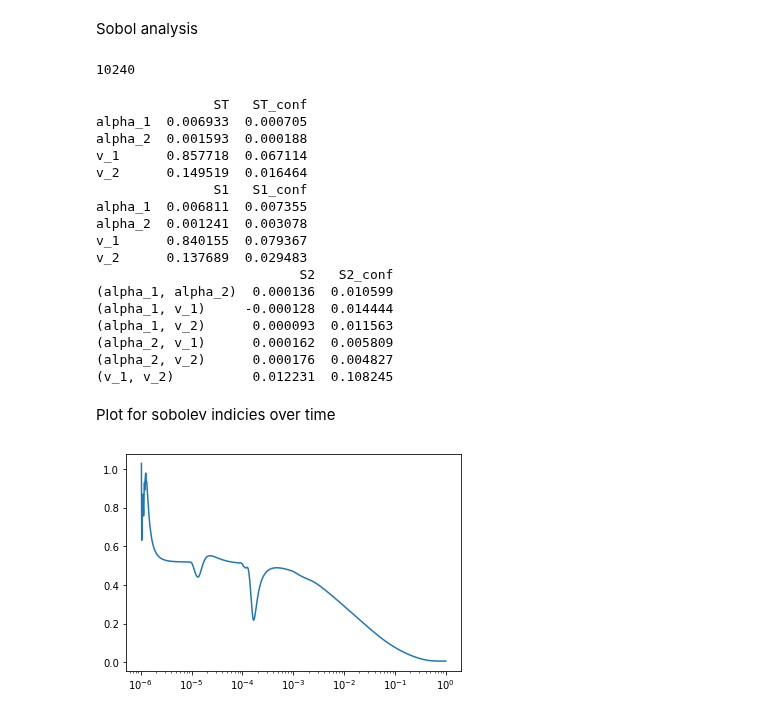
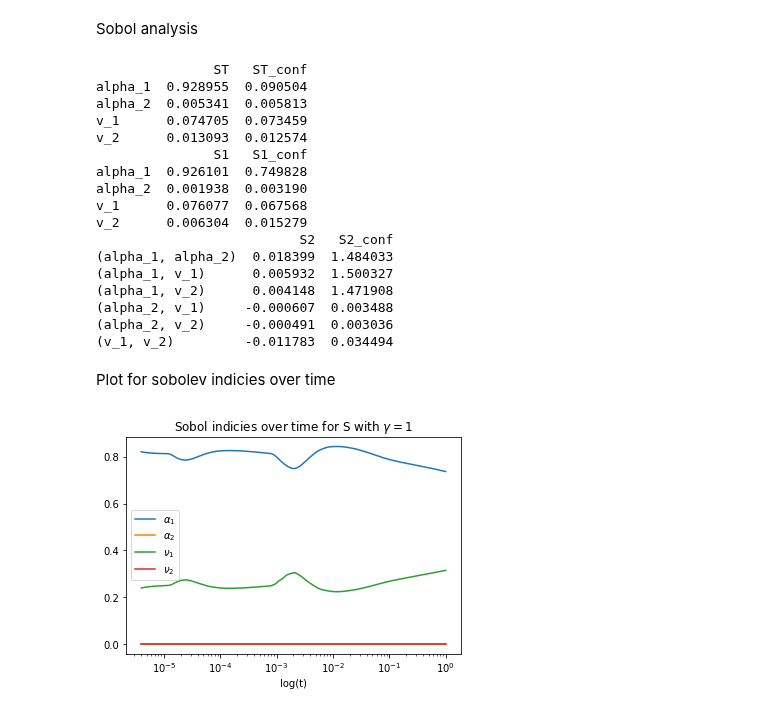
Before and after one commit to lukedtc/ADCC-Project, a Jupyter notebook: Notebooks/model_sensitivity_analysis.ipynb, the cells around one changed output. Drawn from its saved outputs; the diff is of its cells as text; code cells hidden in the pictures.

```diff
--- a/Notebooks/model_sensitivity_analysis.ipynb
+++ b/Notebooks/model_sensitivity_analysis.ipynb
@@ -9,8 +9,8 @@ Definition of ODEs
 # %%
 # set beforehand mu, gamma and kill function params
 mu = 10
-gamma = 1e-5
-fk_max = 9
+gamma = 1
+fk_max = 5
 R_k = 0.5
 
 
@@ -27,9 +27,6 @@ def model(t, z, alpha_1, alpha_2, v_1, v_2):
 # default param values
 alpha_1 = 1e-3
 alpha_2 = 1.2
-fk_max = 5
-R_k = 0.5
-mu = 10
 v_1 = 1.2e2
 v_2 = 14.4 *1e-1
 
@@ -46,7 +43,7 @@ Sobol analysis
 problem = {
     'num_vars': 4,
     'names': ['alpha_1', 'alpha_2', 'v_1', 'v_2'],
-    'bounds': np.column_stack((np.array([alpha_1, alpha_2, v_1, v_2])*0.5, np.array([alpha_1, alpha_2, v_1, v_2])*1.5))
+    'bounds': np.column_stack((np.array([5.8e-6/0.5, alpha_2, v_1, v_2])*0.5, np.array([5.8e2/1.5, alpha_2, v_1, v_2])*1.5))
 }
 
 # generate samples
@@ -54,7 +51,7 @@ vals = saltelli.sample(problem, 1024)
 
 # initialize matrix to store output
 Y = np.zeros([len(vals), 4, 1000])
-print(len(vals))
+
 # run model
 for i in range(len(vals)):
     sol = solve_ivp(model, t_span, z0, args =(vals[i][0], vals[i][1], vals[i][2], vals[i][3]), method ='Radau', t_eval = t)
@@ -62,34 +59,38 @@ for i in range(len(vals)):
     Y[i][1][:] = sol.y[1]
     Y[i][2][:] = sol.y[2]
     Y[i][3][:] = sol.y[3]
-# %% [output]
-10240
 # %%
 Si = sobol.analyze(problem, Y[:, 2, -1], print_to_console=True)
 # %% [output]
                ST   ST_conf
-alpha_1  0.006933  0.000705
-alpha_2  0.001593  0.000188
-v_1      0.857718  0.067114
-v_2      0.149519  0.016464
+alpha_1  0.928955  0.090504
+alpha_2  0.005341  0.005813
+v_1      0.074705  0.073459
+v_2      0.013093  0.012574
                S1   S1_conf
-alpha_1  0.006811  0.007355
-alpha_2  0.001241  0.003078
-v_1      0.840155  0.079367
-v_2      0.137689  0.029483
+alpha_1  0.926101  0.749828
+alpha_2  0.001938  0.003190
+v_1      0.076077  0.067568
+v_2      0.006304  0.015279
                           S2   S2_conf
-(alpha_1, alpha_2)  0.000136  0.010599
-(alpha_1, v_1)     -0.000128  0.014444
-(alpha_1, v_2)      0.000093  0.011563
-(alpha_2, v_1)      0.000162  0.005809
-(alpha_2, v_2)      0.000176  0.004827
-(v_1, v_2)          0.012231  0.108245
+(alpha_1, alpha_2)  0.018399  1.484033
+(alpha_1, v_1)      0.005932  1.500327
+(alpha_1, v_2)      0.004148  1.471908
+(alpha_2, v_1)     -0.000607  0.003488
+(alpha_2, v_2)     -0.000491  0.003036
+(v_1, v_2)         -0.011783  0.034494
 # %% [markdown]
 Plot for sobolev indicies over time
 # %%
-alpha_1_sobol = np.zeros(1000)
+alpha_1_sobol = np.zeros(500)
+alpha_2_sobol = np.zeros(500)
+v_1_sobol = np.zeros(500)
+v_2_sobol = np.zeros(500)
 
 # calculate total order sobol indicies for alpha_1 at each time step
 for i in range(len(alpha_1_sobol)):
     Si = sobol.analyze(problem, Y[:, 2, i])
     alpha_1_sobol[i] = Si['ST'][0]
+    alpha_2_sobol[i] = Si['ST'][1]
+    v_1_sobol[i] = Si['ST'][2]
+    v_2_sobol[i] = Si['ST'][3]
@@ -98,5 +97,13 @@ import matplotlib.pyplot as plt
-# %%
-plt.semilogx(t, alpha_1_sobol)
-plt.show()
-# %% [output]
-[figure, removed]
+# %%
+t= np.geomspace(0.000001, 1, 500)
+t = t[50:]
+plt.semilogx(t, alpha_1_sobol[50:], label = r'$\alpha_1$')
+plt.semilogx(t, alpha_2_sobol[50:], label = r'$\alpha_2$')
+plt.semilogx(t, v_1_sobol[50:], label = r'$\nu_1$')
+plt.semilogx(t, v_2_sobol[50:], label = r'$\nu_2$')
+plt.xlabel('log(t)')
+plt.title(r'Sobol indicies over time for S with $\gamma = 1$')
+plt.legend(loc='best')
+plt.show()
+# %% [output]
+[figure, added]
```
Also changed, not shown: parts of 2 cells of this notebook, 3 other files.
